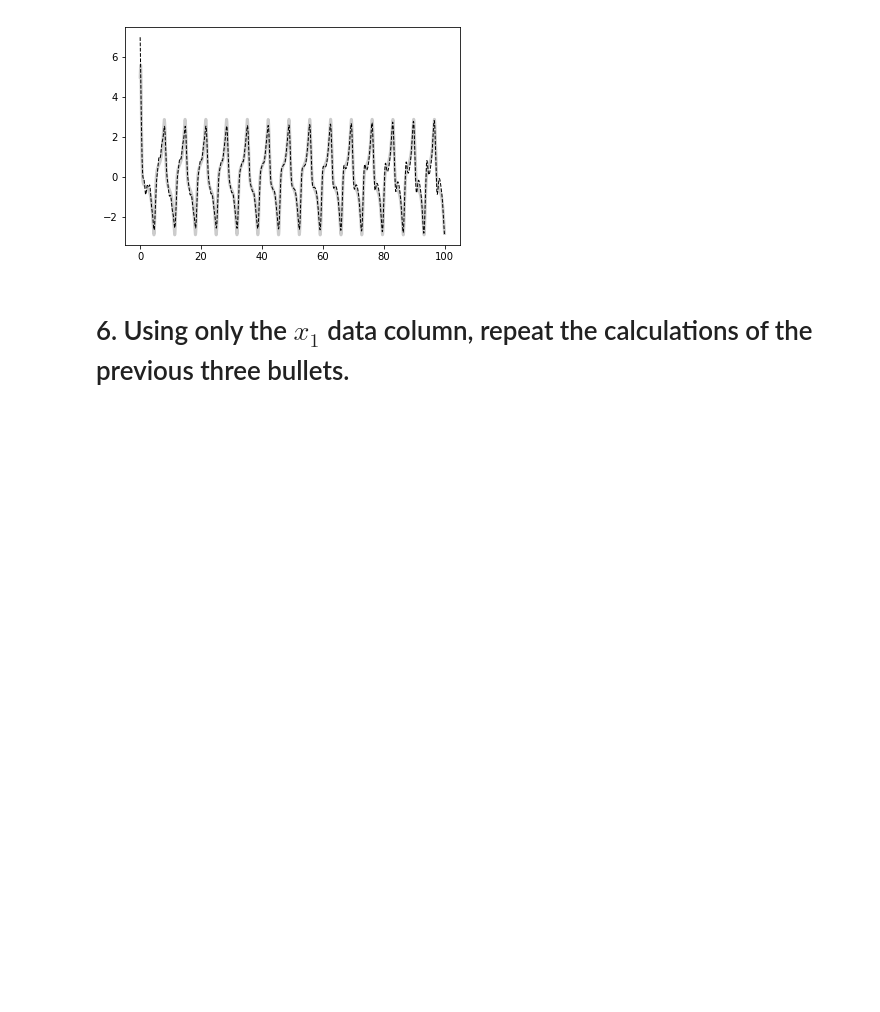
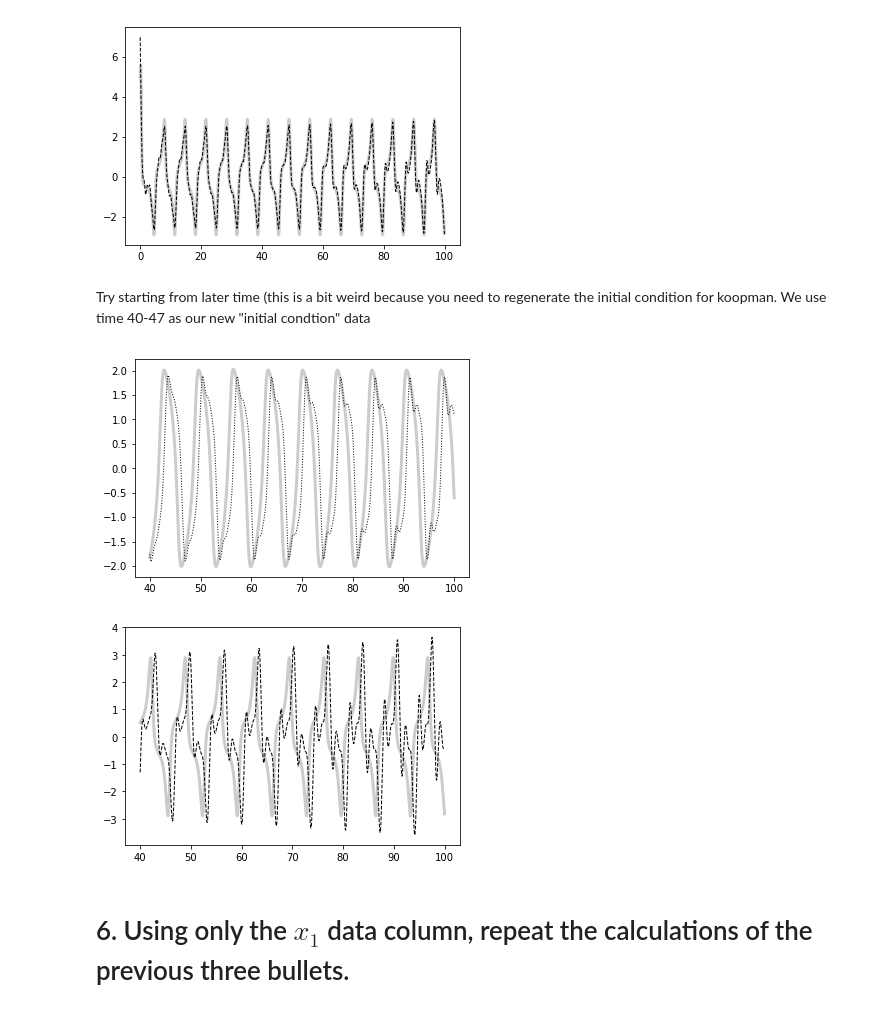
Before and after one commit to tchen01/UW_quals, a Jupyter notebook: stochastics/code_examples/practice.ipynb, the cells around one changed output. Cells and saved outputs as stored; diff of their text form; code cells hidden in the pictures; blank space fills up the shorter version.

```diff
--- a/stochastics/code_examples/practice.ipynb
+++ b/stochastics/code_examples/practice.ipynb
@@ -191,9 +191,6 @@ plt.show()
 [figure]
 # %% [markdown]
 # 3. Time-delay embed the time series and evaluate the amount of temporal embedding required to linearize the dynamics. How many linear modes and what frequencies are required to characterize the system.
-# %%
-def time_delay_embed(x,J):
-    return np.reshape([x[:,j:-J+j] for j in range(J)],(-1,np.shape(x)[1]-J))
 # %%
 J=700
 H = time_delay_embed(x[:,:N],J)
@@ -363,6 +337,27 @@ plt.show()
 # %% [output]
 [figure]
 [figure]
+# %% [markdown]
+Try starting from later time (this is a bit weird because you need to regenerate the initial condition for koopman. We use time 40-47 as our new "initial condtion" data
+# %%
+x0 = time_delay_embed(x[:,N-1:N+J],J)
+# %%
+u_modes = get_mode_time_evolution(Lambda,Phi,x0[:,0],t)
+# %%
+X_dmd_koop = Phi@u_modes
+
+plt.figure()
+plt.plot(t[N:],x[0,N:],c='.8',linewidth=3)
+plt.plot(t[N:],np.real(X_dmd_koop[0])[N:],c='k',ls=':',lw=1)
+plt.show()
+
+plt.figure()
+plt.plot(t[N:],x[1,N:],c='.8',linewidth=3)
+plt.plot(t[N:],np.real(X_dmd_koop[1])[N:],c='0',ls='--',lw=1)
+plt.show()
+# %% [output]
+[figure, added]
+[figure, added]
 # %% [markdown]
 # 6. Using only the $x_1$ data column, repeat the calculations of the previous three bullets.
 # %% [markdown]
```
Also changed, not shown: parts of 4 cells of this notebook.
